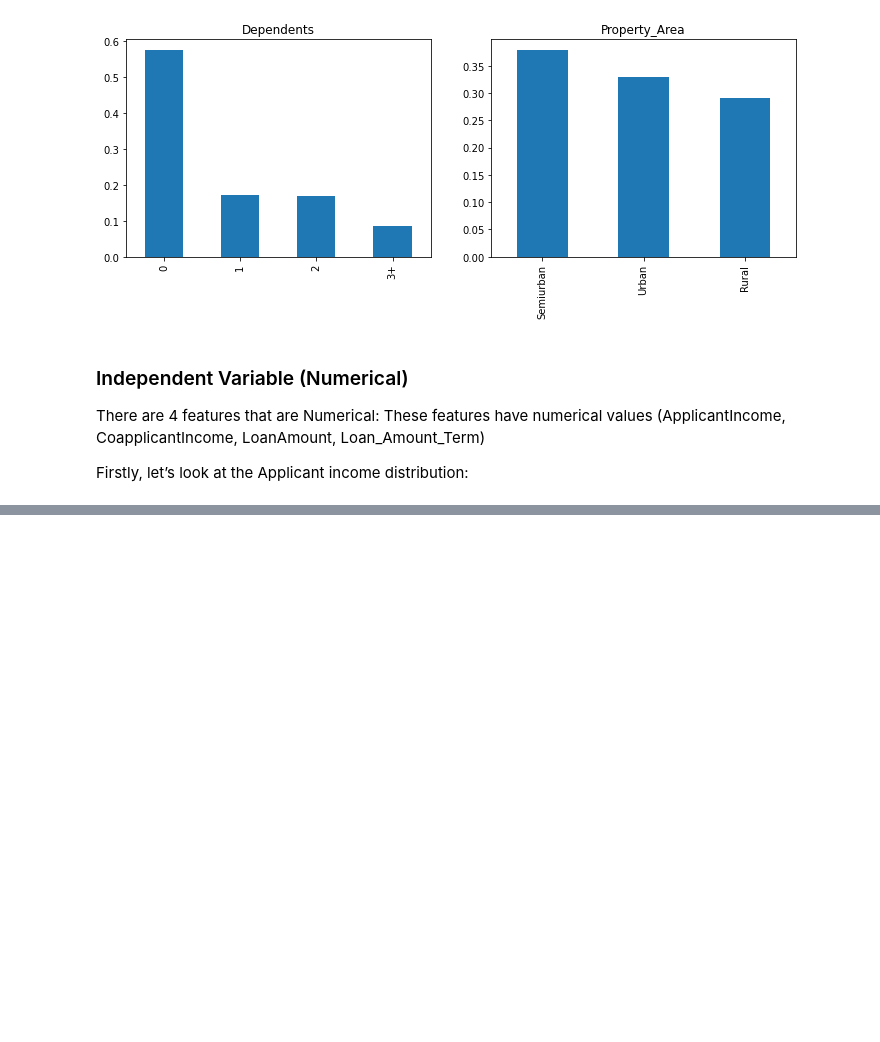
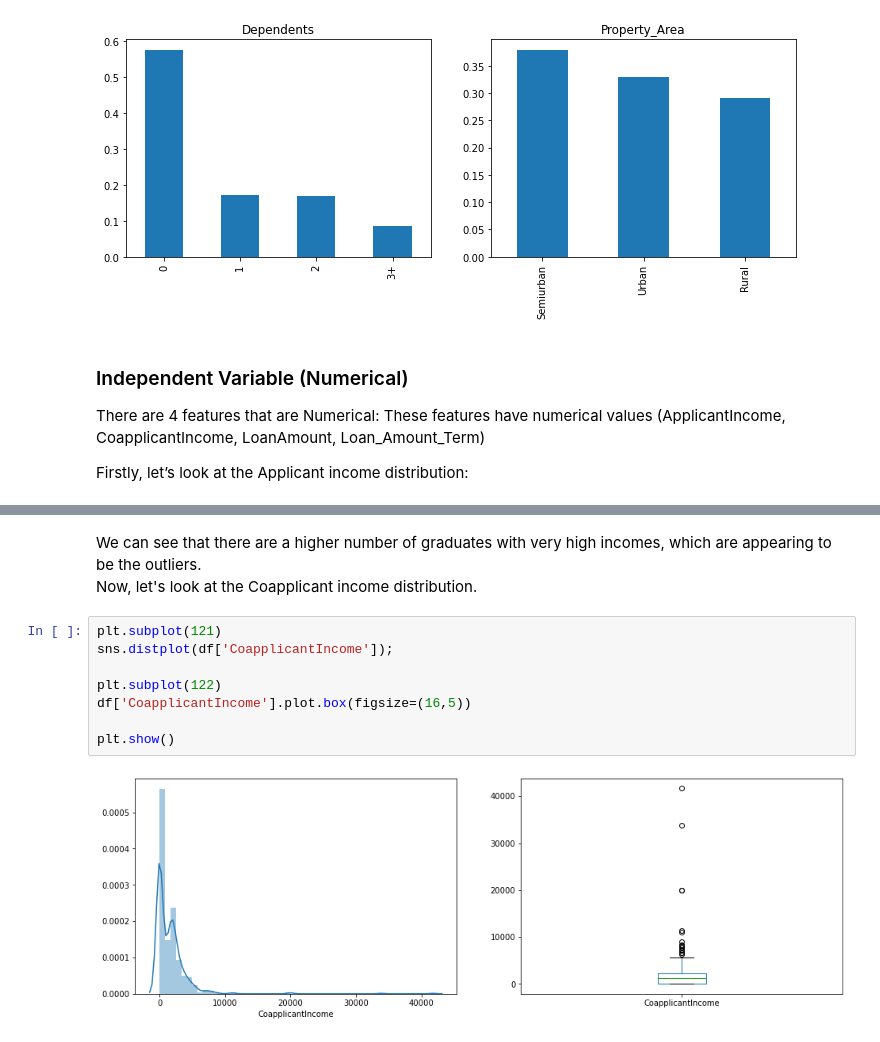
Before and after one commit to radhikagupta6/Machine-Learning-and-Data-Science-Algorithms, a Jupyter notebook: Projects/Prediction of Loan approval/Loan_pred.ipynb, the cells around one changed output, grey strips where cells are left out. Drawn from its saved outputs; the diff is of its cells as text; blank space fills up the shorter version.

```diff
--- a/Projects/Prediction of Loan approval/Loan_pred.ipynb
+++ b/Projects/Prediction of Loan approval/Loan_pred.ipynb
@@ -116,0 +136,13 @@ Firstly, let’s look at the Applicant income distribution:
+# %% [markdown]
+We can see that there are a higher number of graduates with very high incomes, which are appearing to be the outliers.<br>
+Now, let's look at the Coapplicant income distribution.
+# %%
+plt.subplot(121)
+sns.distplot(df['CoapplicantIncome']);
+
+plt.subplot(122)
+df['CoapplicantIncome'].plot.box(figsize=(16,5))
+
+plt.show()
+# %% [output]
+[figure, added]
```
Also changed, not shown: parts of 12 cells of this notebook.
